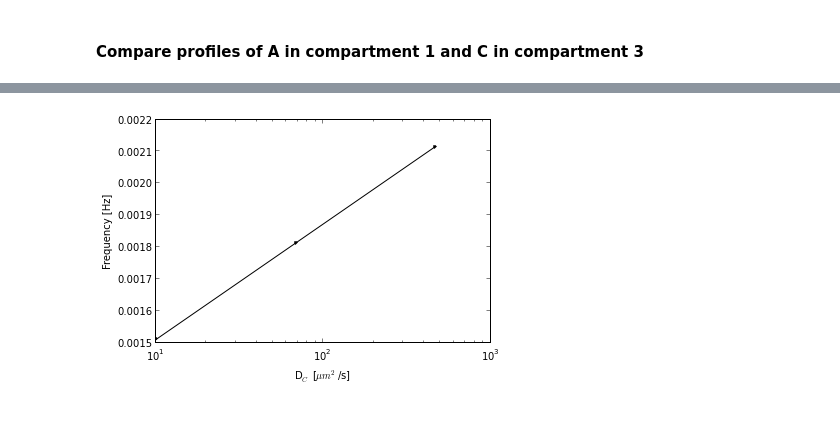
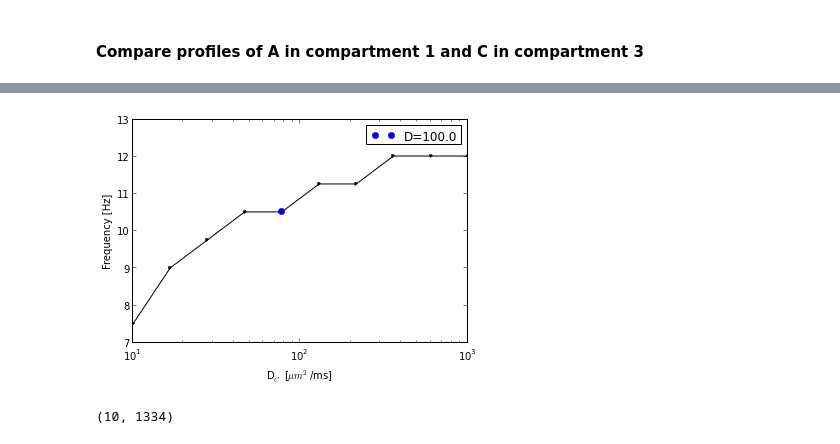
Before and after one commit to huskeypm/enzymekineticsacs, a Jupyter notebook: goodwinPDE.ipynb, the cells around one changed output, grey strips where cells are left out. Saved outputs shown, nothing was run; the diff lists cells and outputs as text; code cells hidden in the pictures.

```diff
--- a/goodwinPDE.ipynb
+++ b/goodwinPDE.ipynb
@@ -52,0 +67,2 @@ from coupledReactionDiffusion3comp import *from analysis import *import numpy as
+# %%
+conv = 50 # not sure why I am off by factor of 10 (s.b. 1s --> 1000 ms)plt.plot(it0*conv,psd0)#plt.plot(it1,psd1)#plt.plot(it2,psd2)#plt.plot(it3,psd3)plt.xlim([0,1*conv])
@@ -53,4 +72,8 @@ from coupledReactionDiffusion3comp import *from analysis import *import numpy as
 # %%
-readpickle(pklName)D0rate = 1e2plt.plot(Ds,nf/D0rate,'k.-')plt.xlabel("D$_C$ [$\mu m^2$/s]")plt.ylabel("Frequency [Hz]")plt.xscale("log")#plt.yscale("log")#plt.gcf().savefig("paper/figs/acsfig2c.png")
+yts,nf,Ds = readpickle(pklName)ref=1e2nearest = np.abs(Ds-ref).argmin()D0rate = 1plt.plot(Ds,nf*conv,'k.-')plt.plot(Ds[nearest],nf[nearest]*conv,'bo',label="D=%4.1f"%ref)plt.xlabel("D$_C$ [$\mu m^2$/ms]")plt.ylabel("Frequency [Hz]")plt.xscale("log")plt.legend()#plt.yscale("log")plt.gcf().savefig(root+"acsfig2c.png")
 # %% [output]
-[figure, old version]
+[figure, new version]
+# %%
+np.shape(yts)
+# %% [output]
+(10, 1334)
```
Also changed, not shown: parts of 15 cells of this notebook, 3 other files.
